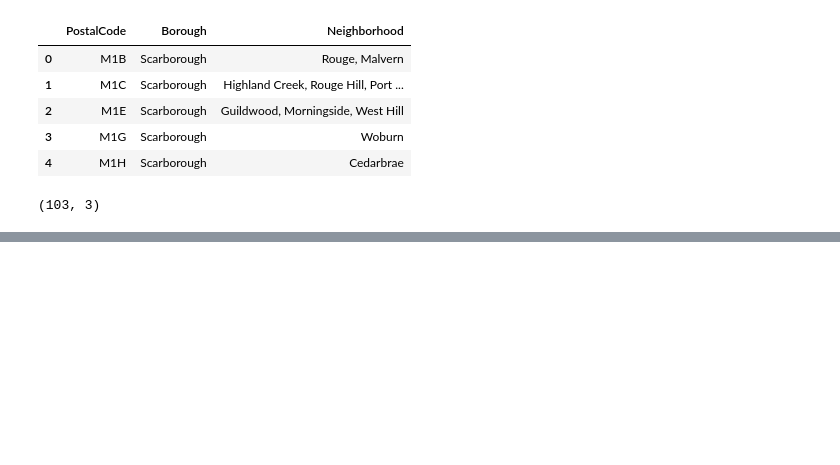
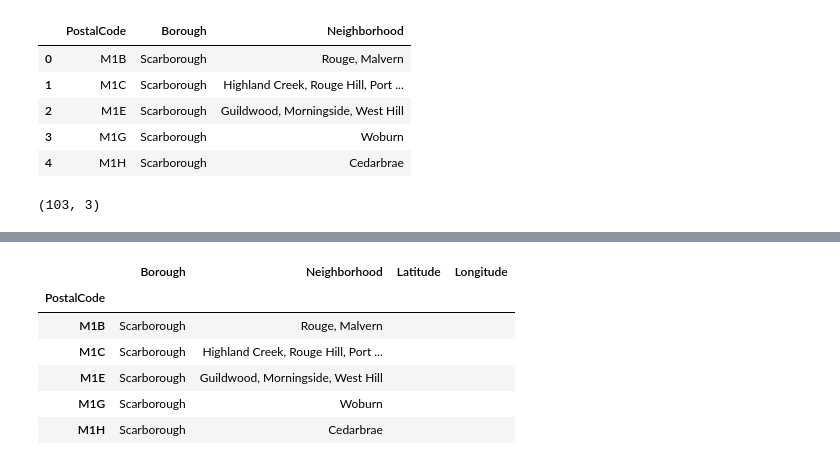
Before and after one commit to diegoarmaca/Coursera_Capstone, a Jupyter notebook: Segmenting and Clustering Neighborhoods in Toronto.ipynb, the cells around one changed output, grey strips where cells are left out. Cells and saved outputs as stored; diff of their text form; code cells hidden in the pictures; blank space fills up the shorter version.

```diff
--- a/Segmenting and Clustering Neighborhoods in Toronto.ipynb
+++ b/Segmenting and Clustering Neighborhoods in Toronto.ipynb
@@ -80,0 +94,17 @@ df.shape
+# %%
+#Adding columns Latitute and Longitude to PostalCodes Data Frame
+df['Latitude'] = ""
+df['Longitude'] =  ""
+df
+
+#Setting PostalCode as Index
+df.set_index('PostalCode', inplace= True)
+df.head()
+# %% [output]
+|  | Borough | Neighborhood | Latitude | Longitude |
+| PostalCode |  |  |  |  |
+| M1B | Scarborough | Rouge, Malvern |  |  |
+| M1C | Scarborough | Highland Creek, Rouge Hill, Port ... |  |  |
+| M1E | Scarborough | Guildwood, Morningside, West Hill |  |  |
+| M1G | Scarborough | Woburn |  |  |
+| M1H | Scarborough | Cedarbrae |  |  |
```
Also changed, not shown: parts of 7 cells of this notebook.
